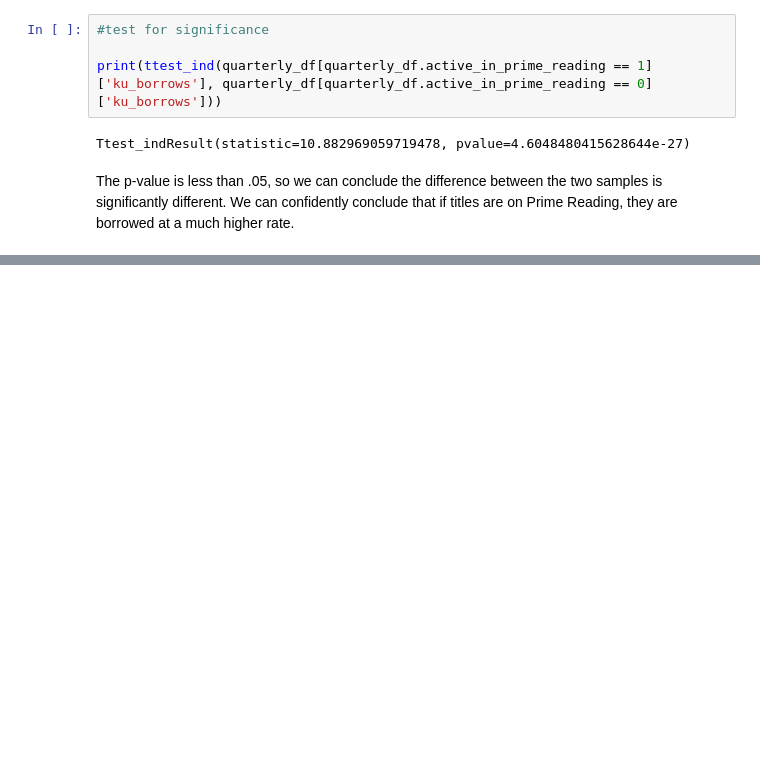
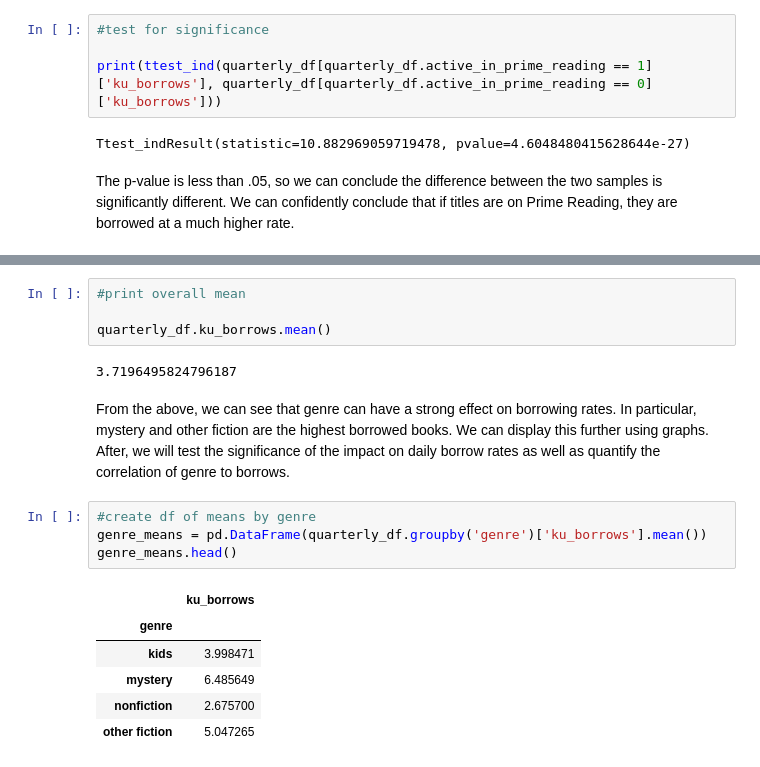
Before and after one commit to jadeadams517/E-Book-Sales-Analysis, a Jupyter notebook: hc_challenge.ipynb, the cells around one changed output, grey strips where cells are left out. Drawn from its saved outputs; the diff is of its cells as text; blank space fills up the shorter version.

```diff
--- a/hc_challenge.ipynb
+++ b/hc_challenge.ipynb
@@ -328,0 +357,19 @@ The p-value is less than .05, so we can conclude the difference between the two
+# %%
+#print overall mean
+
+quarterly_df.ku_borrows.mean()
+# %% [output]
+3.7196495824796187
+# %% [markdown]
+From the above, we can see that genre can have a strong effect on borrowing rates. In particular, mystery and other fiction are the highest borrowed books. We can display this further using graphs. After, we will test the significance of the impact on daily borrow rates as well as quantify the correlation of genre to borrows.
+# %%
+#create df of means by genre
+genre_means = pd.DataFrame(quarterly_df.groupby('genre')['ku_borrows'].mean())
+genre_means.head()
+# %% [output]
+|  | ku_borrows |
+| genre |  |
+| kids | 3.998471 |
+| mystery | 6.485649 |
+| nonfiction | 2.675700 |
+| other fiction | 5.047265 |
```
Also changed, not shown: parts of 18 cells of this notebook.
